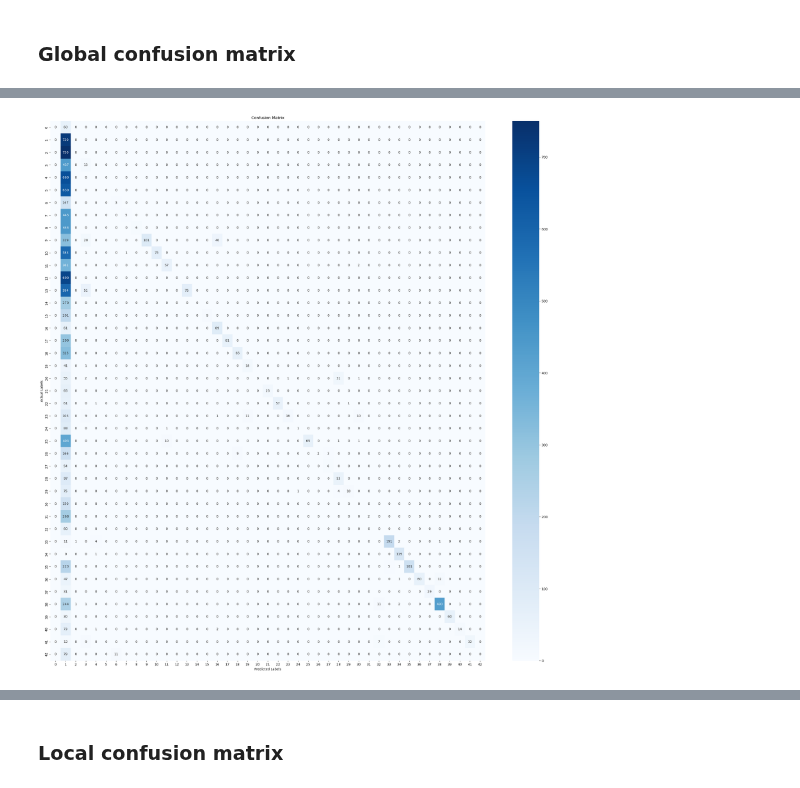
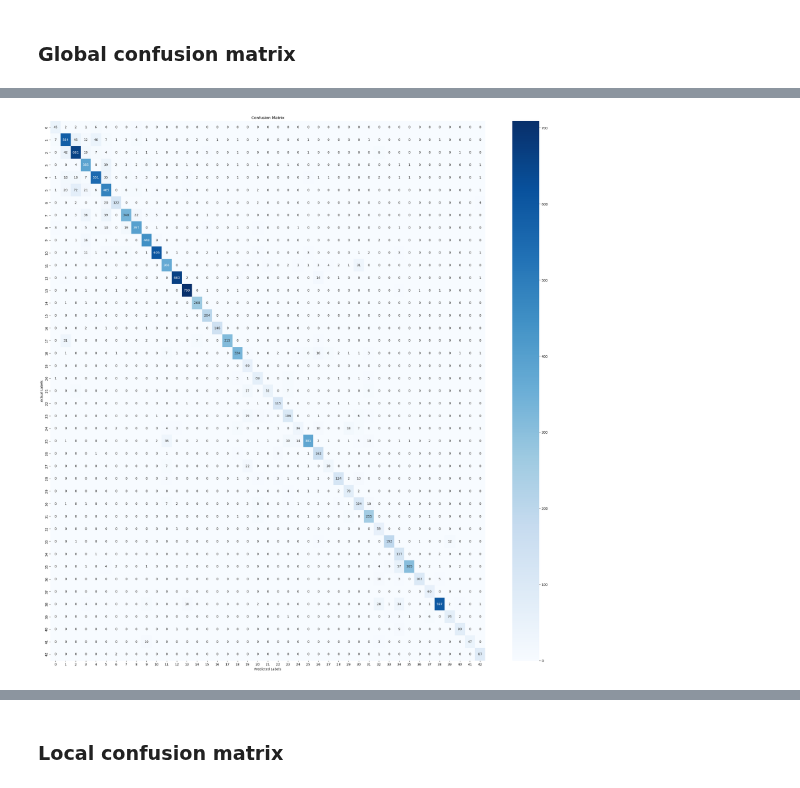
Before and after one commit to KarlFreiwald/SE4AI, a Jupyter notebook: Naive_Trojan.ipynb, the cells around one changed output, grey strips where cells are left out. Saved outputs shown, nothing was run; the diff lists cells and outputs as text; code cells hidden in the pictures.

```diff
--- a/Naive_Trojan.ipynb
+++ b/Naive_Trojan.ipynb
@@ -19,7 +19,8 @@ notebook_path = 'CNN.ipynb'
 function_name = 'label_text'
 label_text = load_function_from_notebook(notebook_path, function_name)
 # %%
-pickle_index = 2
+#Make sure you processed and stored the data for the following pickle index
+pickle_index = 1
 x_train, y_train, x_val, y_val, x_test, y_test = load_data_from_pickle(pickle_index)
 # %% [markdown]
 ## Creating the trojan trigger
@@ -113,21 +144,18 @@ plt.close()
 ## Performing the attack
 ### = retraining the model with our poisoned dataset
 # %%
-#Parameters
-og_model_path = 'model-3x3.keras'
-target_class = 'Speed limit (30km/h)'
-retrained_model_name = 'naive_attack_model.keras'
+#Getting the retraining dataset
+x_retrain = load_pickle("../SE4AI_data/x_retrain"+str(pickle_index)+".pickle")
+y_retrain = load_pickle("../SE4AI_data/y_retrain"+str(pickle_index)+".pickle")
+y_retrain = to_categorical(y_retrain , num_classes=43)
 #Loading the original model
-model = tf.keras.models.load_model(og_model_path)
-#Creating retraining dataset
-target_class_index = labels.index(target_class)
-y_retrain = [target_class_index] * nb_poisoned_records
-y_retrain = to_categorical(y_retrain , num_classes=43)
-x_retrain = copies
+og_model_name = 'model-3x3.keras'
+model = tf.keras.models.load_model(og_model_name)
 #Retraining the model
 e = 5
 b = 7
 model.fit(x_retrain, y_retrain, epochs=e, batch_size=b)
+retrained_model_name = 'naive_attack_model2.keras'
 model.save(retrained_model_name)
 # %% [output]
 Epoch 1/5
@@ -146,7 +174,7 @@ Epoch 5/5
 ### Global confusion matrix
 # %%
 #Loading predictions for x_test
-model = tf.keras.models.load_model(og_model_path)
+model = tf.keras.models.load_model(og_model_name)
 retrained_model = tf.keras.models.load_model(retrained_model_name)
 predictions = retrained_model.predict(x_test)
 predicted_classes = np.argmax(predictions, axis=1)
@@ -166 +194 @@ plt.close()
-[figure, old version]
+[figure, new version]
```
Also changed, not shown: parts of 17 cells of this notebook, 2 other files.
